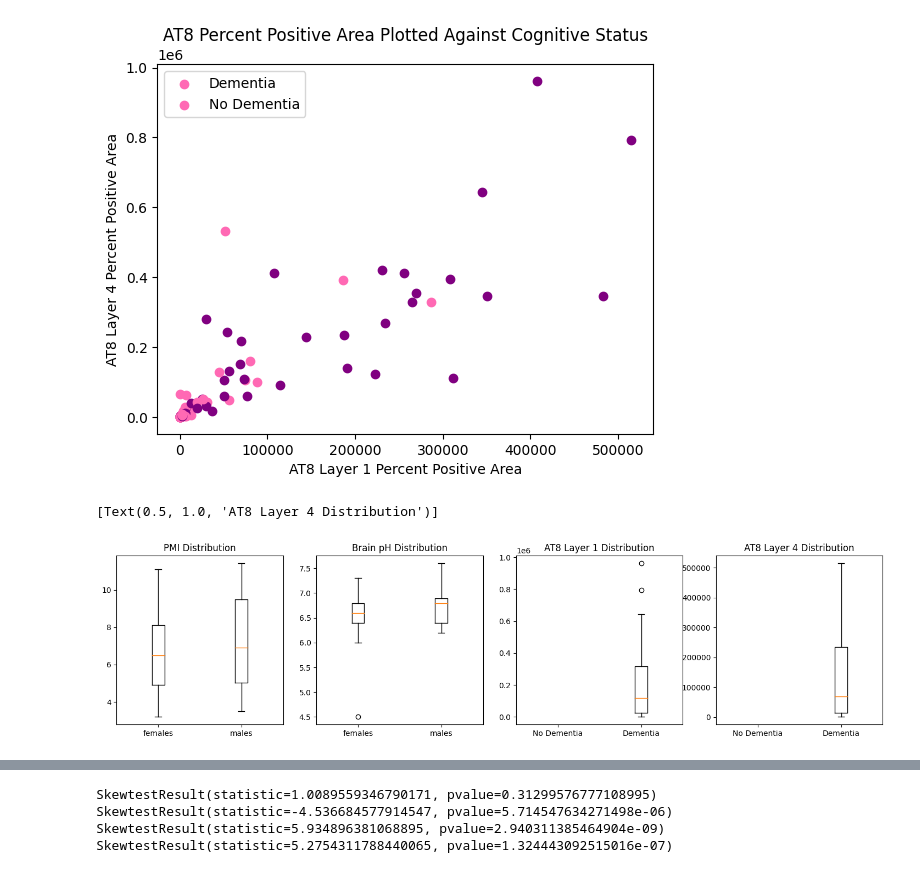
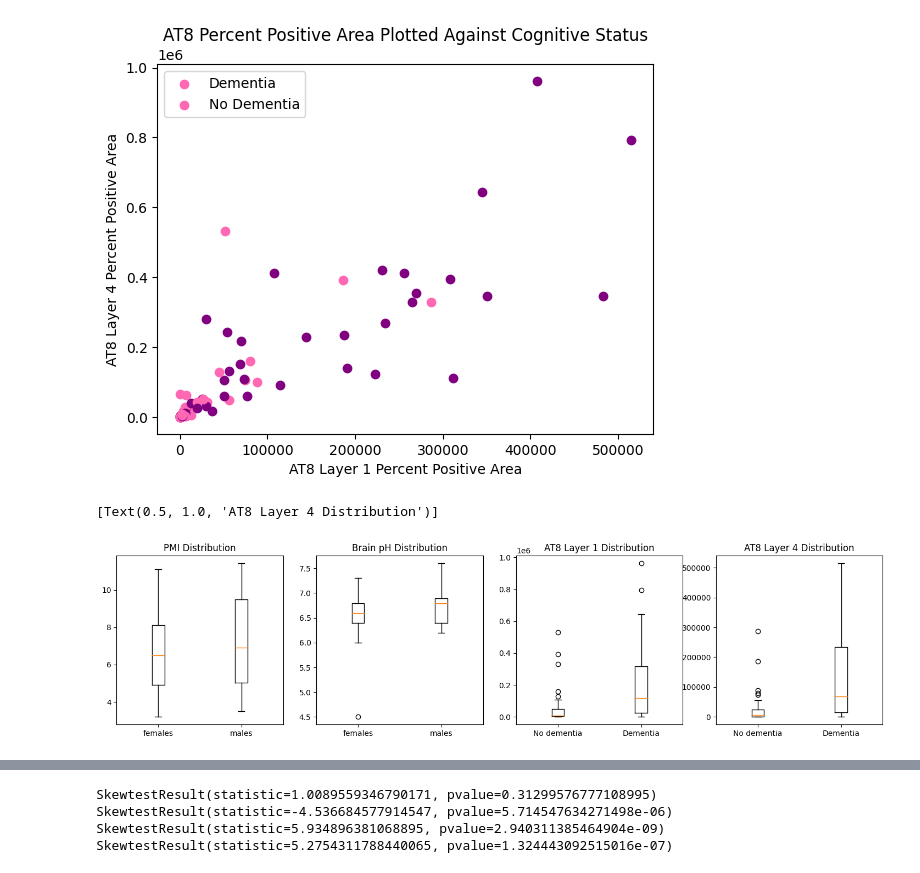
Before and after one commit to meghaninglis/Neural-Data, a Jupyter notebook: final_project_2023.ipynb, the cells around one changed output, grey strips where cells are left out. Saved outputs shown, nothing was run; the diff lists cells and outputs as text; code cells hidden in the pictures.

```diff
--- a/final_project_2023.ipynb
+++ b/final_project_2023.ipynb
@@ -128,30 +128,30 @@ D_layer4 = np.array(combined_data.loc[combined_data['Cognitive Status'] == 'Deme
 # %%
 # Make box plots
 fig, ax = plt.subplots(1,4, figsize = (18,4))
 
 #PMI
 PMI = [female_PMI.flatten(), male_PMI.flatten()]
 ax[0].boxplot(PMI)
 ax[0].set_xticklabels(['females','males'])
 ax[0].set(title = 'PMI Distribution')
 #Brain PH
 brain_ph = [female_brain_ph.flatten(), male_brain_ph.flatten()]
 ax[1].boxplot(brain_ph)
 ax[1].set_xticklabels(['females','males'])
 ax[1].set(title = 'Brain pH Distribution')
 #Layer 1
-layer1 = [ND_layer1.flatten(), D_layer1.flatten()]
+layer1 = [ND_layer1_NaN.flatten(), D_layer1.flatten()]
 ax[2].boxplot(layer1)
-ax[2].set_xticklabels(['No Dementia','Dementia'])
+ax[2].set_xticklabels(['No dementia','Dementia'])
 ax[2].set(title = 'AT8 Layer 1 Distribution')
 #Layer 2
-layer4 = [ND_layer4.flatten(), D_layer4.flatten()]
+layer4 = [ND_layer4_NaN.flatten(), D_layer4.flatten()]
 ax[3].boxplot(layer4)
-ax[3].set_xticklabels(['No Dementia','Dementia'])
+ax[3].set_xticklabels(['No dementia','Dementia'])
 ax[3].set(title = 'AT8 Layer 4 Distribution')
 # %% [output]
 [Text(0.5, 1.0, 'AT8 Layer 4 Distribution')]
-[figure, old version]
+[figure, new version]
 # %%
 #Stats for box plots
 print(stats.mannwhitneyu(female_PMI, male_PMI))
```
Also changed, not shown: parts of 3 cells of this notebook.
